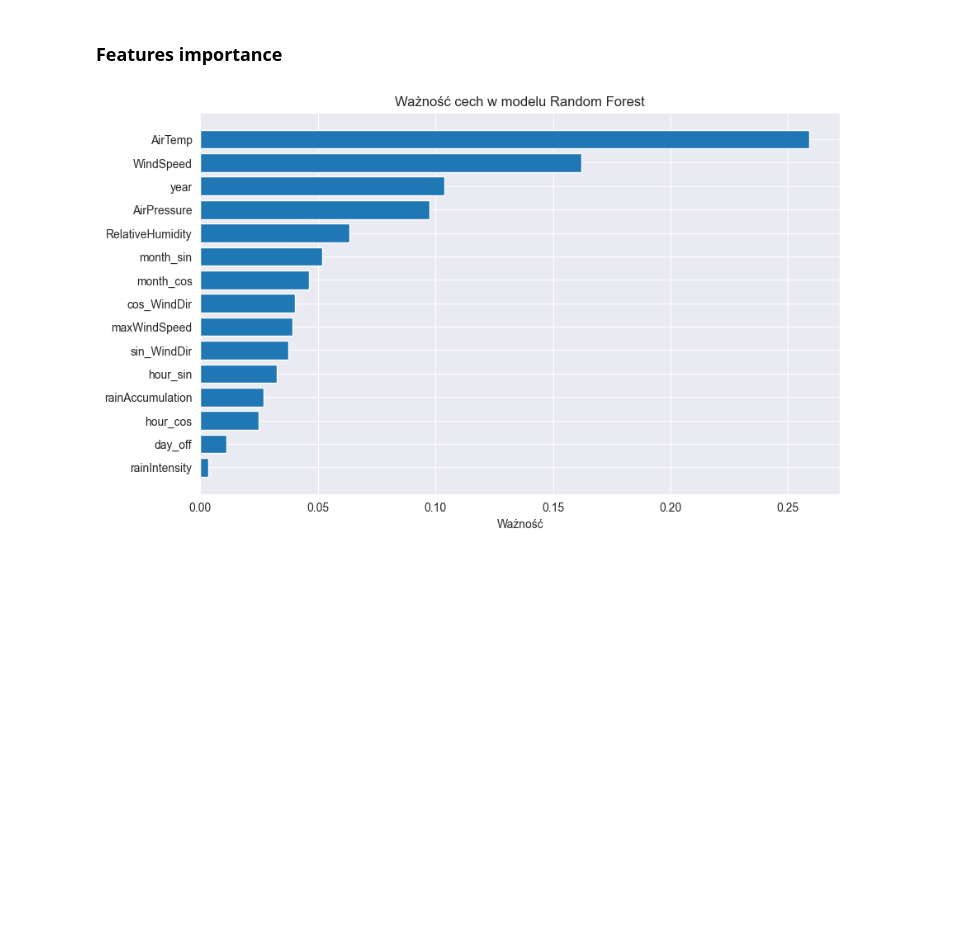
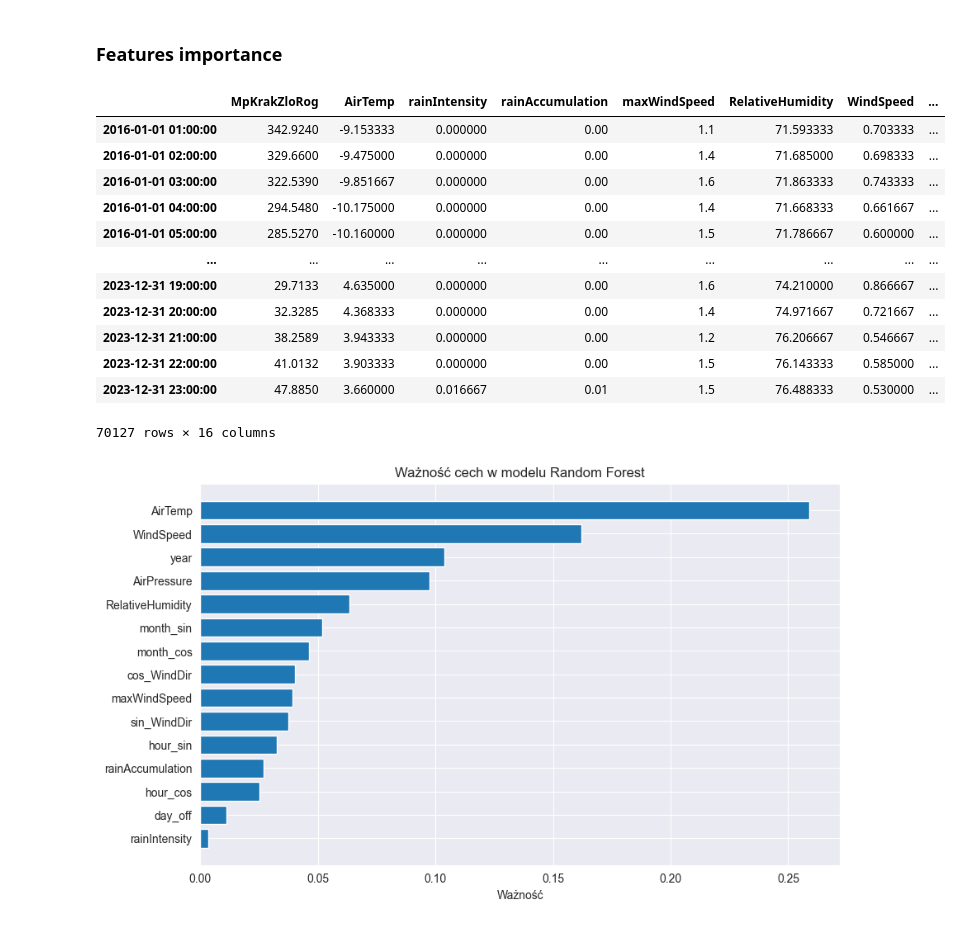
Before and after one commit to klklaudia/AI, a Jupyter notebook: PredykcjaSmogu/eda_1h.ipynb, the cells around one changed output. Drawn from its saved outputs; the diff is of its cells as text; code cells hidden in the pictures; blank space fills up the shorter version.

```diff
--- a/PredykcjaSmogu/eda_1h.ipynb
+++ b/PredykcjaSmogu/eda_1h.ipynb
@@ -355,6 +355,24 @@ data = data.drop(['day', 'day_of_week', 'date', 'hour', 'month', 'WindDirection'
 data.to_csv('preprocessed/data1h.csv')
 # %% [markdown]
 ### Features importance
+# %%
+data = pd.read_csv('preprocessed/data1h.csv', index_col=0, parse_dates=True)
+# %%
+data
+# %% [output]
+|  | MpKrakZloRog | AirTemp | rainIntensity | rainAccumulation | maxWindSpeed | RelativeHumidity | WindSpeed | ... |
+| 2016-01-01 01:00:00 | 342.9240 | -9.153333 | 0.000000 | 0.00 | 1.1 | 71.593333 | 0.703333 | ... |
+| 2016-01-01 02:00:00 | 329.6600 | -9.475000 | 0.000000 | 0.00 | 1.4 | 71.685000 | 0.698333 | ... |
+| 2016-01-01 03:00:00 | 322.5390 | -9.851667 | 0.000000 | 0.00 | 1.6 | 71.863333 | 0.743333 | ... |
+| 2016-01-01 04:00:00 | 294.5480 | -10.175000 | 0.000000 | 0.00 | 1.4 | 71.668333 | 0.661667 | ... |
+| 2016-01-01 05:00:00 | 285.5270 | -10.160000 | 0.000000 | 0.00 | 1.5 | 71.786667 | 0.600000 | ... |
+| ... | ... | ... | ... | ... | ... | ... | ... | ... |
+| 2023-12-31 19:00:00 | 29.7133 | 4.635000 | 0.000000 | 0.00 | 1.6 | 74.210000 | 0.866667 | ... |
+| 2023-12-31 20:00:00 | 32.3285 | 4.368333 | 0.000000 | 0.00 | 1.4 | 74.971667 | 0.721667 | ... |
+| 2023-12-31 21:00:00 | 38.2589 | 3.943333 | 0.000000 | 0.00 | 1.2 | 76.206667 | 0.546667 | ... |
+| 2023-12-31 22:00:00 | 41.0132 | 3.903333 | 0.000000 | 0.00 | 1.5 | 76.143333 | 0.585000 | ... |
+| 2023-12-31 23:00:00 | 47.8850 | 3.660000 | 0.016667 | 0.01 | 1.5 | 76.488333 | 0.530000 | ... |
+70127 rows × 16 columns
 # %%
 X_train = data.iloc[:60000, 1:]
 y_train = data.iloc[:60000, 0]
```
Also changed, not shown: 2 other files.
